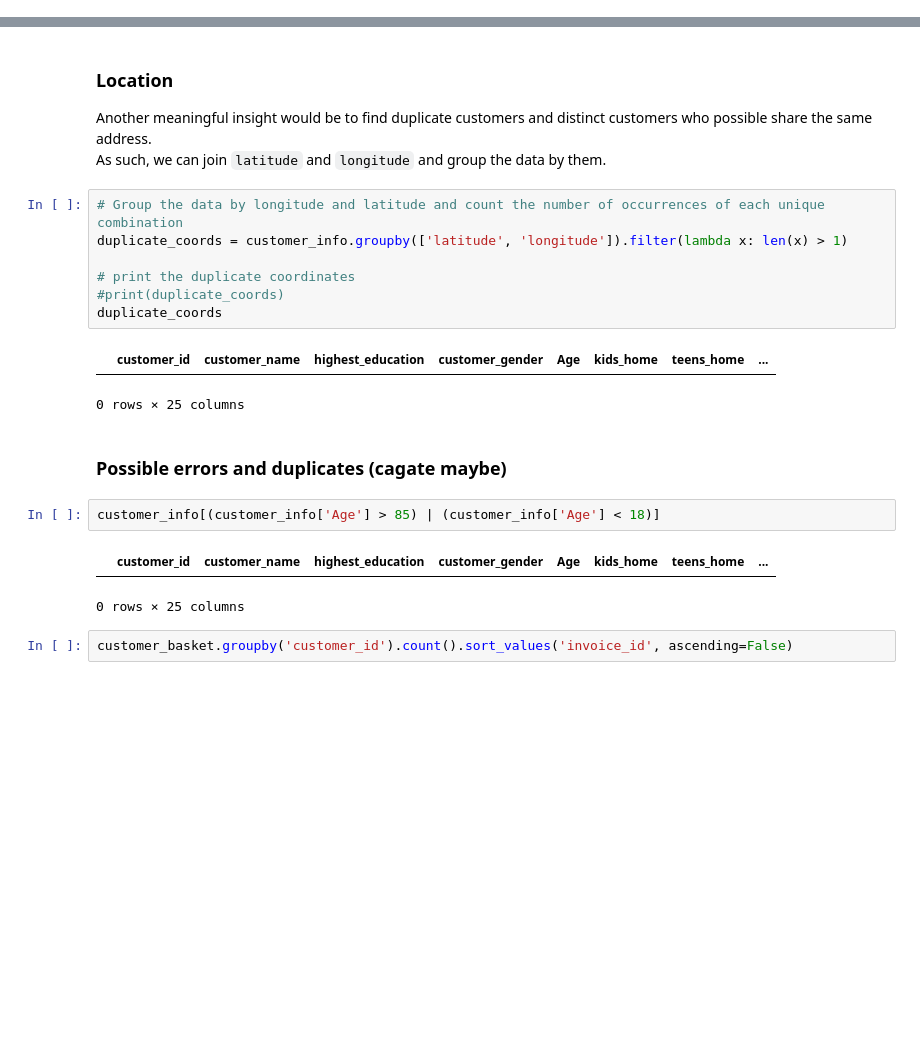
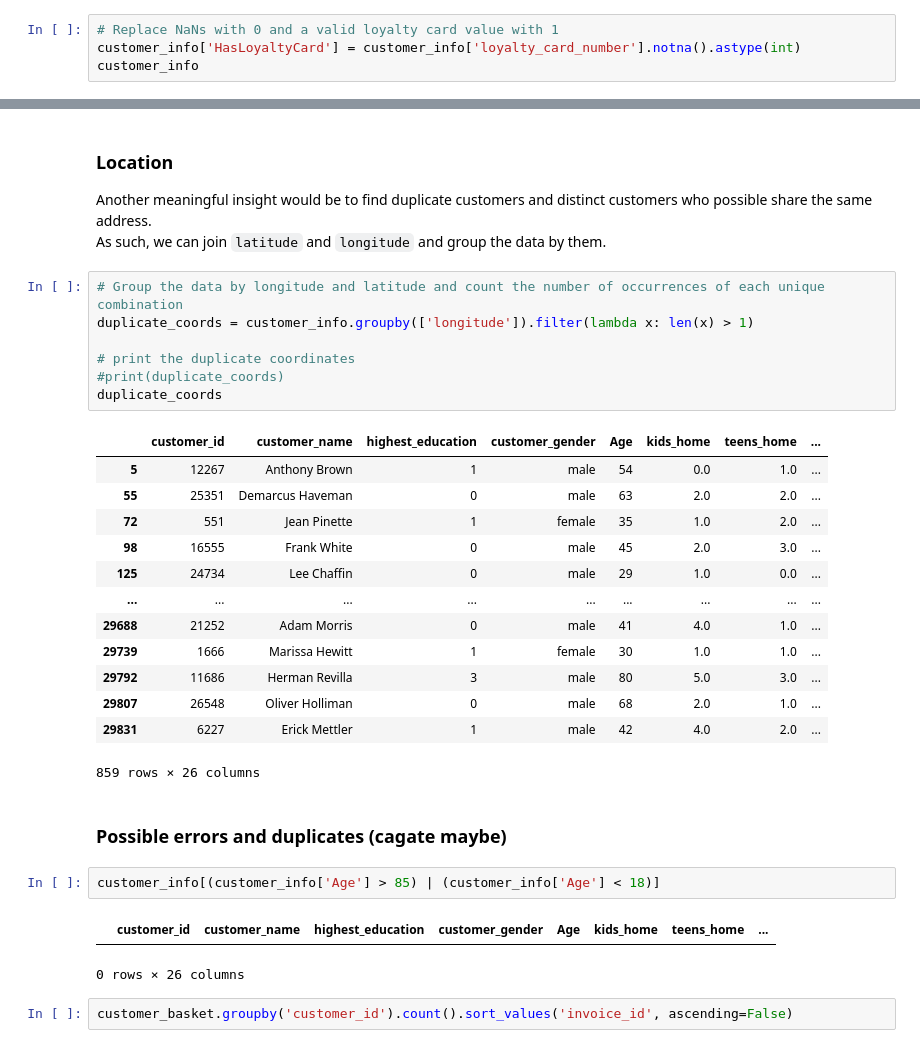
Before and after one commit to MarceloJ18/KeizerKrukis, a Jupyter notebook: proj_code_nb.ipynb, the cells around one changed output, grey strips where cells are left out. Drawn from its saved outputs; the diff is of its cells as text; blank space fills up the shorter version.

```diff
--- a/proj_code_nb.ipynb
+++ b/proj_code_nb.ipynb
@@ -271,0 +324,4 @@ customer_info
+# %%
+# Replace NaNs with 0 and a valid loyalty card value with 1
+customer_info['HasLoyaltyCard'] = customer_info['loyalty_card_number'].notna().astype(int)
+customer_info
@@ -275,21 +365,32 @@ Another meaningful insight would be to find duplicate customers and distinct cus
 As such, we can join `latitude` and `longitude` and group the data by them.
 # %%
 # Group the data by longitude and latitude and count the number of occurrences of each unique combination
-duplicate_coords = customer_info.groupby(['latitude', 'longitude']).filter(lambda x: len(x) > 1)
+duplicate_coords = customer_info.groupby(['longitude']).filter(lambda x: len(x) > 1)
 
 # print the duplicate coordinates
 #print(duplicate_coords)
 duplicate_coords
 # %% [output]
 |  | customer_id | customer_name | highest_education | customer_gender | Age | kids_home | teens_home | ... |
+| 5 | 12267 | Anthony Brown | 1 | male | 54 | 0.0 | 1.0 | ... |
+| 55 | 25351 | Demarcus Haveman | 0 | male | 63 | 2.0 | 2.0 | ... |
+| 72 | 551 | Jean Pinette | 1 | female | 35 | 1.0 | 2.0 | ... |
+| 98 | 16555 | Frank White | 0 | male | 45 | 2.0 | 3.0 | ... |
+| 125 | 24734 | Lee Chaffin | 0 | male | 29 | 1.0 | 0.0 | ... |
+| ... | ... | ... | ... | ... | ... | ... | ... | ... |
+| 29688 | 21252 | Adam Morris | 0 | male | 41 | 4.0 | 1.0 | ... |
+| 29739 | 1666 | Marissa Hewitt | 1 | female | 30 | 1.0 | 1.0 | ... |
+| 29792 | 11686 | Herman Revilla | 3 | male | 80 | 5.0 | 3.0 | ... |
+| 29807 | 26548 | Oliver Holliman | 0 | male | 68 | 2.0 | 1.0 | ... |
+| 29831 | 6227 | Erick Mettler | 1 | male | 42 | 4.0 | 2.0 | ... |
-0 rows × 25 columns
+859 rows × 26 columns
 # %% [markdown]
 ### Possible errors and duplicates (cagate maybe)
 # %%
 customer_info[(customer_info['Age'] > 85) | (customer_info['Age'] < 18)]
 # %% [output]
 |  | customer_id | customer_name | highest_education | customer_gender | Age | kids_home | teens_home | ... |
-0 rows × 25 columns
+0 rows × 26 columns
 # %%
 customer_basket.groupby('customer_id').count().sort_values('invoice_id', ascending=False)
 # %% [output]
```
Also changed, not shown: parts of 13 cells of this notebook, 1 other file.
